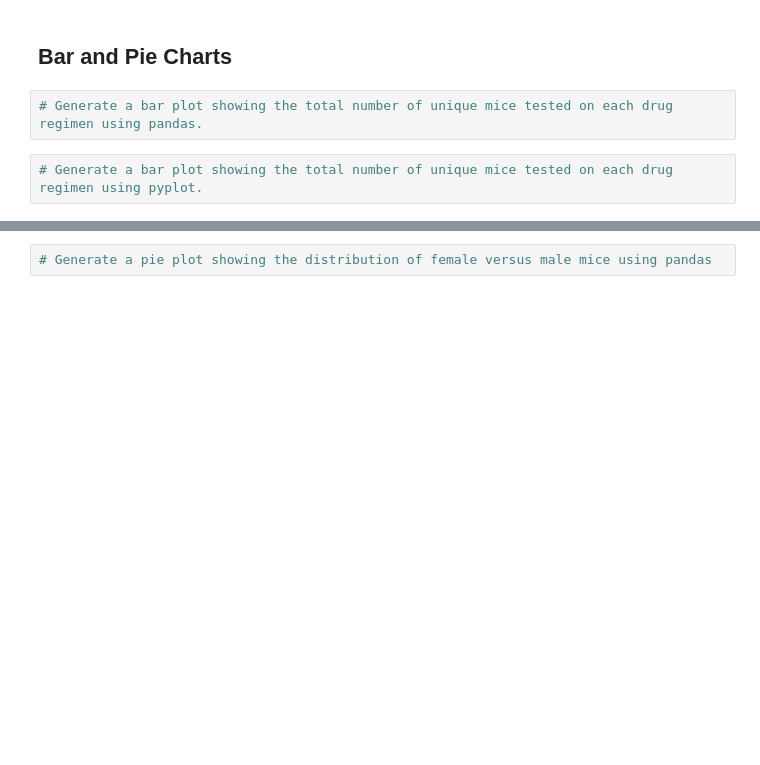
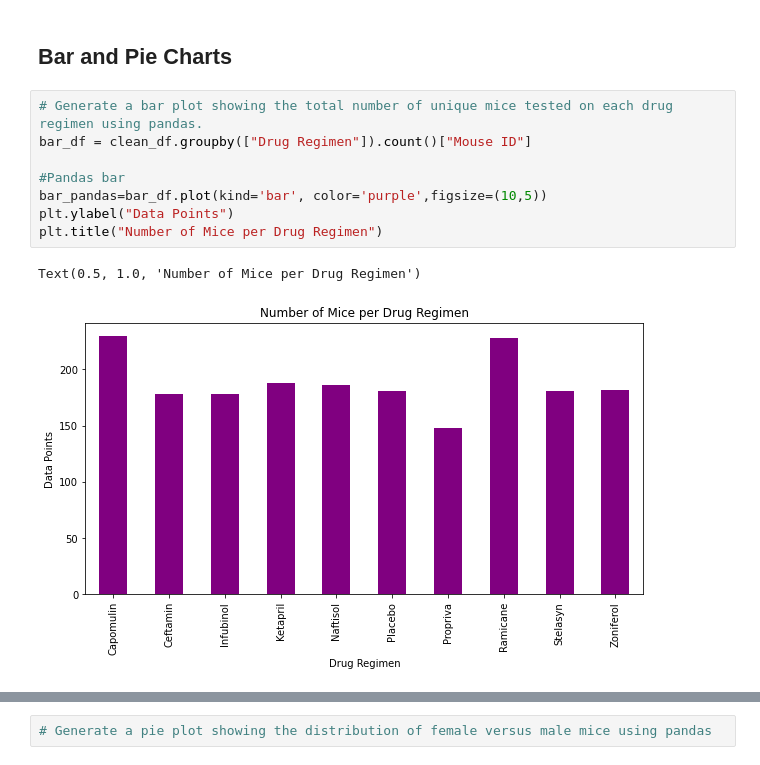
Before and after one commit to drainganggtb/Pymaceuticals-, a Jupyter notebook: Pymaceuticals/pymaceuticals_starter.ipynb, the cells around one changed output, grey strips where cells are left out. Cells and saved outputs as stored; diff of their text form; blank space fills up the shorter version.

Commit message:
bar graphs finished

```diff
--- a/Pymaceuticals/pymaceuticals_starter.ipynb
+++ b/Pymaceuticals/pymaceuticals_starter.ipynb
@@ -133,5 +148,12 @@ tumor_summary.round(decimals=2)
 ## Bar and Pie Charts
 # %%
 # Generate a bar plot showing the total number of unique mice tested on each drug regimen using pandas.
+bar_df = clean_df.groupby(["Drug Regimen"]).count()["Mouse ID"]
+
+#Pandas bar
+bar_pandas=bar_df.plot(kind='bar', color='purple',figsize=(10,5))
+plt.ylabel("Data Points")
+plt.title("Number of Mice per Drug Regimen")
+# %% [output]
+Text(0.5, 1.0, 'Number of Mice per Drug Regimen')
+[figure, added]
-# %%
-# Generate a bar plot showing the total number of unique mice tested on each drug regimen using pyplot.
```
Also changed, not shown: parts of 4 cells of this notebook.
